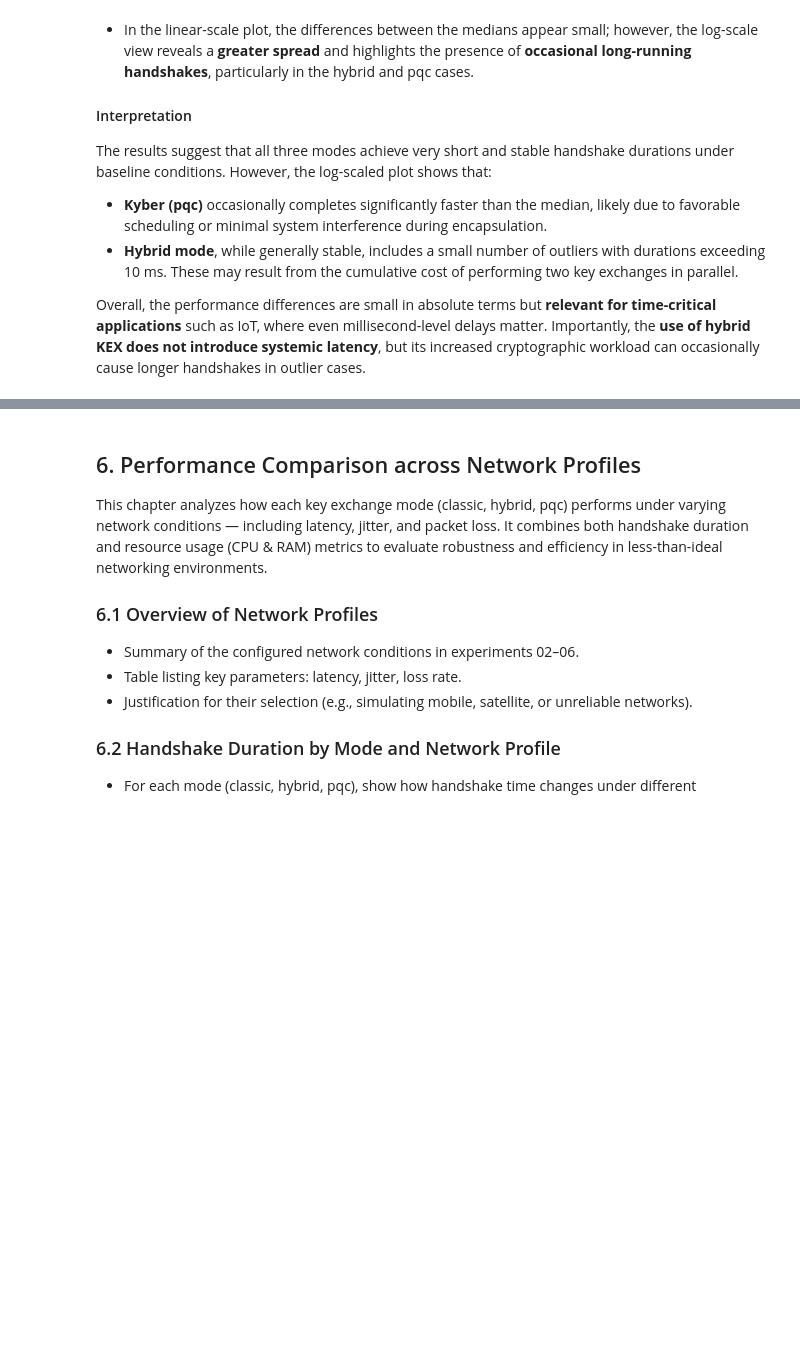
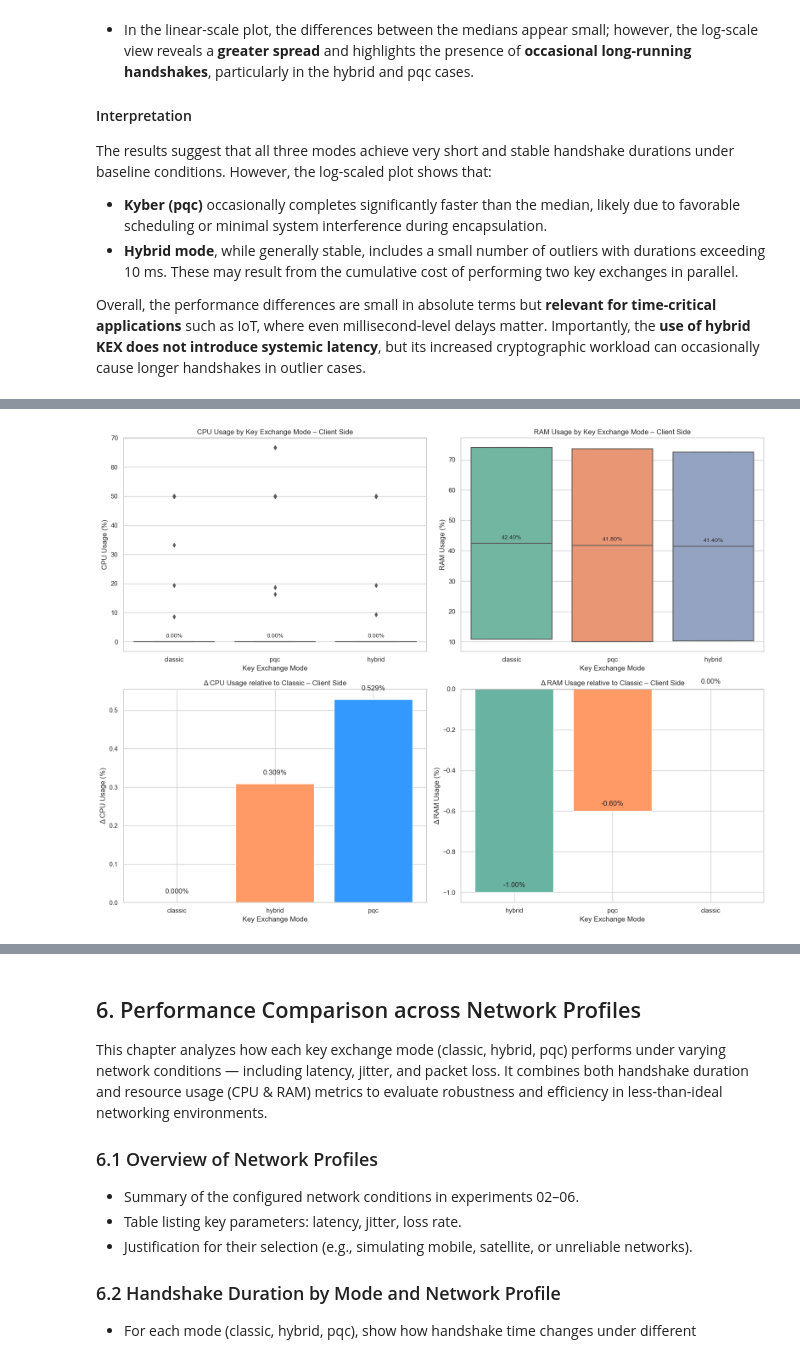
Before and after one commit to LucaBreh/HybridKEX, a Jupyter notebook: analytics/notebooks/03_analysis_and_visualization.ipynb, the cells around one changed output, grey strips where cells are left out. Drawn from its saved outputs; the diff is of its cells as text; code cells hidden in the pictures; blank space fills up the shorter version.

Commit message:
implemented 5. Comparison of KEX Modes

```diff
--- a/analytics/notebooks/03_analysis_and_visualization.ipynb
+++ b/analytics/notebooks/03_analysis_and_visualization.ipynb
@@ -476,0 +426,60 @@ plt.show()
+# %%
+# Filter client-side only
+df_plot = df_exp1_client[df_exp1_client["side"] == "client"]
+
+# Calculate means and deltas
+cpu_means = df_plot.groupby("mode")["cpu_percent"].mean().sort_values()
+cpu_delta = cpu_means - cpu_means["classic"]
+
+ram_means = df_plot.groupby("mode")["ram_percent"].mean().sort_values()
+ram_delta = ram_means - ram_means["classic"]
+
+# Prepare filtered data for top-left boxplot
+cpu_data = df_plot[df_plot["cpu_percent"] < 80]
+
+# Plot setup
+sns.set(style="whitegrid")
+fig, axes = plt.subplots(2, 2, figsize=(16, 12))
+
+# ---- Top left: CPU usage boxplot
+sns.boxplot(ax=axes[0, 0], data=cpu_data, x="mode", y="cpu_percent", palette="Set2", showfliers=True)
+axes[0, 0].set_title("CPU Usage by Key Exchange Mode – Client Side")
+axes[0, 0].set_ylabel("CPU Usage (%)")
+axes[0, 0].set_xlabel("Key Exchange Mode")
+for i, mode in enumerate(cpu_data["mode"].unique()):
+    median = cpu_data[cpu_data["mode"] == mode]["cpu_percent"].median()
+    axes[0, 0].text(i, median + 1, f"{median:.2f}%", ha="center", va="bottom", fontsize=10)
+
+# ---- Top right: RAM usage boxplot
+sns.boxplot(ax=axes[0, 1], data=df_plot, x="mode", y="ram_percent", palette="Set2", showfliers=True)
+axes[0, 1].set_title("RAM Usage by Key Exchange Mode – Client Side")
+axes[0, 1].set_ylabel("RAM Usage (%)")
+axes[0, 1].set_xlabel("Key Exchange Mode")
+for i, mode in enumerate(df_plot["mode"].unique()):
+    median = df_plot[df_plot["mode"] == mode]["ram_percent"].median()
+    axes[0, 1].text(i, median + 1, f"{median:.2f}%", ha="center", va="bottom", fontsize=10)
+
+# ---- Bottom left: Δ CPU usage bar chart
+bars = axes[1, 0].bar(cpu_delta.index, cpu_delta.values, color=["#69b3a2", "#ff9966", "#3399ff"])
+axes[1, 0].axhline(0, color='black', linewidth=0.8)
+axes[1, 0].set_title("Δ CPU Usage relative to Classic – Client Side")
+axes[1, 0].set_ylabel("Δ CPU Usage (%)")
+axes[1, 0].set_xlabel("Key Exchange Mode")
+for bar in bars:
+    yval = bar.get_height()
+    axes[1, 0].text(bar.get_x() + bar.get_width()/2, yval + 0.02, f"{yval:.3f}%", ha='center', va='bottom')
+
+# ---- Bottom right: Δ RAM usage bar chart
+bars = axes[1, 1].bar(ram_delta.index, ram_delta.values, color=["#69b3a2", "#ff9966", "#3399ff"])
+axes[1, 1].axhline(0, color='black', linewidth=0.8)
+axes[1, 1].set_title("Δ RAM Usage relative to Classic – Client Side")
+axes[1, 1].set_ylabel("Δ RAM Usage (%)")
+axes[1, 1].set_xlabel("Key Exchange Mode")
+for bar in bars:
+    yval = bar.get_height()
+    axes[1, 1].text(bar.get_x() + bar.get_width()/2, yval + 0.02, f"{yval:.2f}%", ha='center', va='bottom')
+
+plt.tight_layout()
+plt.show()
+# %% [output]
+[figure, added]
```
Also changed, not shown: parts of 10 cells of this notebook.
